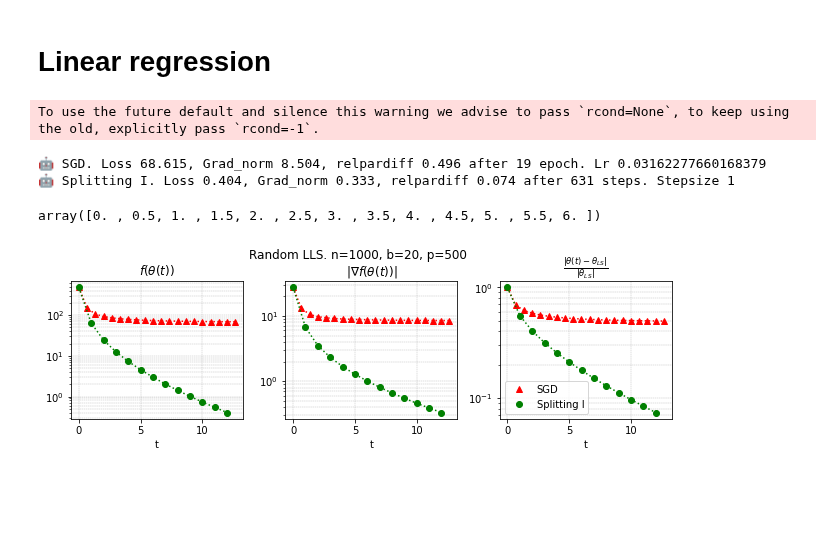
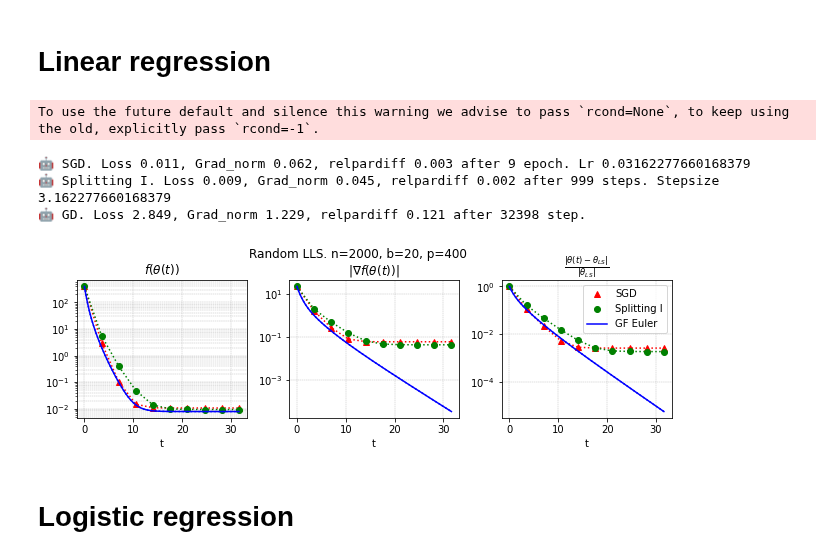
Before and after one commit to MerkulovDaniil/split-sgd, a Jupyter notebook: Code/Continuous_time.ipynb, the cells around one changed output. Cells and saved outputs as stored; diff of their text form; code cells hidden in the pictures; blank space fills up the shorter version.

```diff
--- a/Code/Continuous_time.ipynb
+++ b/Code/Continuous_time.ipynb
@@ -210,57 +226,60 @@ def plot_continuous_time_lls(times, losses, grads, rel_diffs, labels, N_epochs,
 # We fix best learning rate for the SGD and try different hs for the splitting.
 # Drawing 3 graphs in cont time (loss, grad_norm, norm of theparameter difference)
 
-p = 500
-n = 1000
-s = 50
+p = 400
+n = 2000
+m = 100
 b = 20
 epsilon = 1e-1
 
 LEARNING_RATE = 10**(-1.5)
-N_epochs = 20
-h = 1
+N_epochs = 10
+h = LEARNING_RATE*m # with this values we have equal number of epochs
+# h = 10
+TOTAL_TIME = N_epochs*LEARNING_RATE*m
+GF_STEPSIZE   = 1e-4
 
-N_spl_steps  = int(N_epochs*LEARNING_RATE*n/h)
-N_spl_epochs = int(np.floor(N_epochs*LEARNING_RATE*b/h))
+N_spl_epochs = int(np.floor(TOTAL_TIME/h))
+N_spl_steps  = N_spl_epochs*m
 
 LABELS = ['SGD', 'Splitting I']
-ts_sgd = np.linspace(0, N_epochs*LEARNING_RATE*b, int(N_epochs))
-ts_spl = np.linspace(0, N_spl_epochs*h, N_spl_epochs+1)
-# ts_spl = np.linspace(0, N_epochs*LEARNING_RATE*b, N_spl_epochs)
+ts_sgd = np.linspace(0, TOTAL_TIME, int(N_epochs))
+ts_spl = np.linspace(0, N_spl_epochs*h, N_spl_epochs)
+ts_gd  = np.linspace(0, TOTAL_TIME, int(TOTAL_TIME/GF_STEPSIZE))
 
 # problems = ['tomography', 'random']
 # problems = ['tomography']
 problems = ['random']
 
 X, theta_0, y, theta_lstsq = generate_problem(p, n, lstsq=True, epsilon = epsilon)
-Xs = np.zeros((s, b, p))
-ys = np.zeros((s, b))
-Qs = np.zeros((s, p, b))
-Rs = np.zeros((s, b, b))
+Xs = np.zeros((m, b, p))
+ys = np.zeros((m, b))
+Qs = np.zeros((m, p, b))
+Rs = np.zeros((m, b, b))
 Q, R = qr(X.T, mode='economic')
 
-for i_batch in range(s):
+for i_batch in range(m):
     Xs[i_batch] = X[b*i_batch:b*(i_batch+1), :]
     ys[i_batch] = y[b*i_batch:b*(i_batch+1)]
     Qs[i_batch], Rs[i_batch] = qr(Xs[i_batch].T, mode='economic')
 
 loss_sgd, grad_sgd, par_diff_sgd = sgd_training(theta_0, theta_lstsq, Xs, ys, lr = LEARNING_RATE, N_epochs = N_epochs)
 loss_spl, grad_spl, par_diff_spl = spl_training(theta_0, theta_lstsq, Qs, Rs, Xs, ys, stepsize = h, N_spl_steps = N_spl_steps)
+loss_gd, grad_gd, par_diff_gd    = gd_training(theta_0,  theta_lstsq, X, y, total_time = TOTAL_TIME, stepsize = GF_STEPSIZE)
 # %% [output]
 To use the future default and silence this warning we advise to pass `rcond=None`, to keep using the old, explicitly pass `rcond=-1`.
-🤖 SGD. Loss 68.615, Grad_norm 8.504, relpardiff 0.496 after 19 epoch. Lr 0.03162277660168379
-🤖 Splitting I. Loss 0.404, Grad_norm 0.333, relpardiff 0.074 after 631 steps. Stepsize 1
+🤖 SGD. Loss 0.011, Grad_norm 0.062, relpardiff 0.003 after 9 epoch. Lr 0.03162277660168379
+🤖 Splitting I. Loss 0.009, Grad_norm 0.045, relpardiff 0.002 after 999 steps. Stepsize 3.162277660168379
+🤖 GD. Loss 2.849, Grad_norm 1.229, relpardiff 0.121 after 32398 step.
-# %%
-ts_spl
-# %% [output]
-array([0. , 0.5, 1. , 1.5, 2. , 2.5, 3. , 3.5, 4. , 4.5, 5. , 5.5, 6. ])
 # %%
-times     = [ts_sgd, ts_spl]
-losses    = [loss_sgd, loss_spl]
-grads     = [grad_sgd, grad_spl]
-rel_diffs = [par_diff_sgd, par_diff_spl]
-labels    = ['SGD', 'Splitting I']
+times     = [ts_sgd, ts_spl, ts_gd]
+losses    = [loss_sgd, loss_spl, loss_gd]
+grads     = [grad_sgd, grad_spl, grad_gd]
+rel_diffs = [par_diff_sgd, par_diff_spl, par_diff_gd]
+labels    = ['SGD', 'Splitting I', 'GF Euler']
 title     = f'Random LLS. n={n}, b={b}, p={p}'
 plot_continuous_time_lls(times, losses, grads, rel_diffs, labels, N_epochs, title)
 # %% [output]
-[figure, old version]
+[figure, new version]
+# %% [markdown]
+# Logistic regression
```
Also changed, not shown: parts of 3 cells of this notebook.
